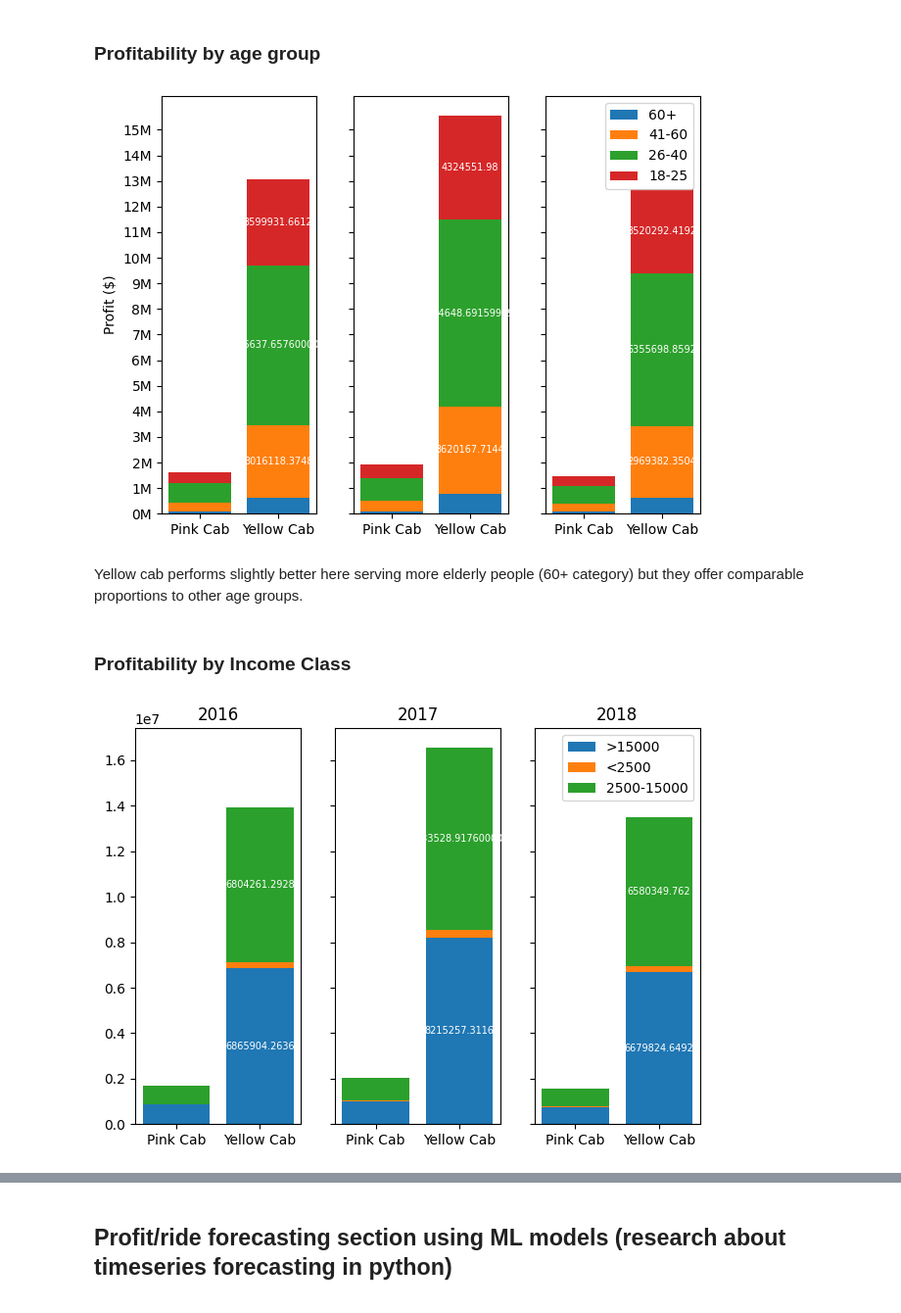
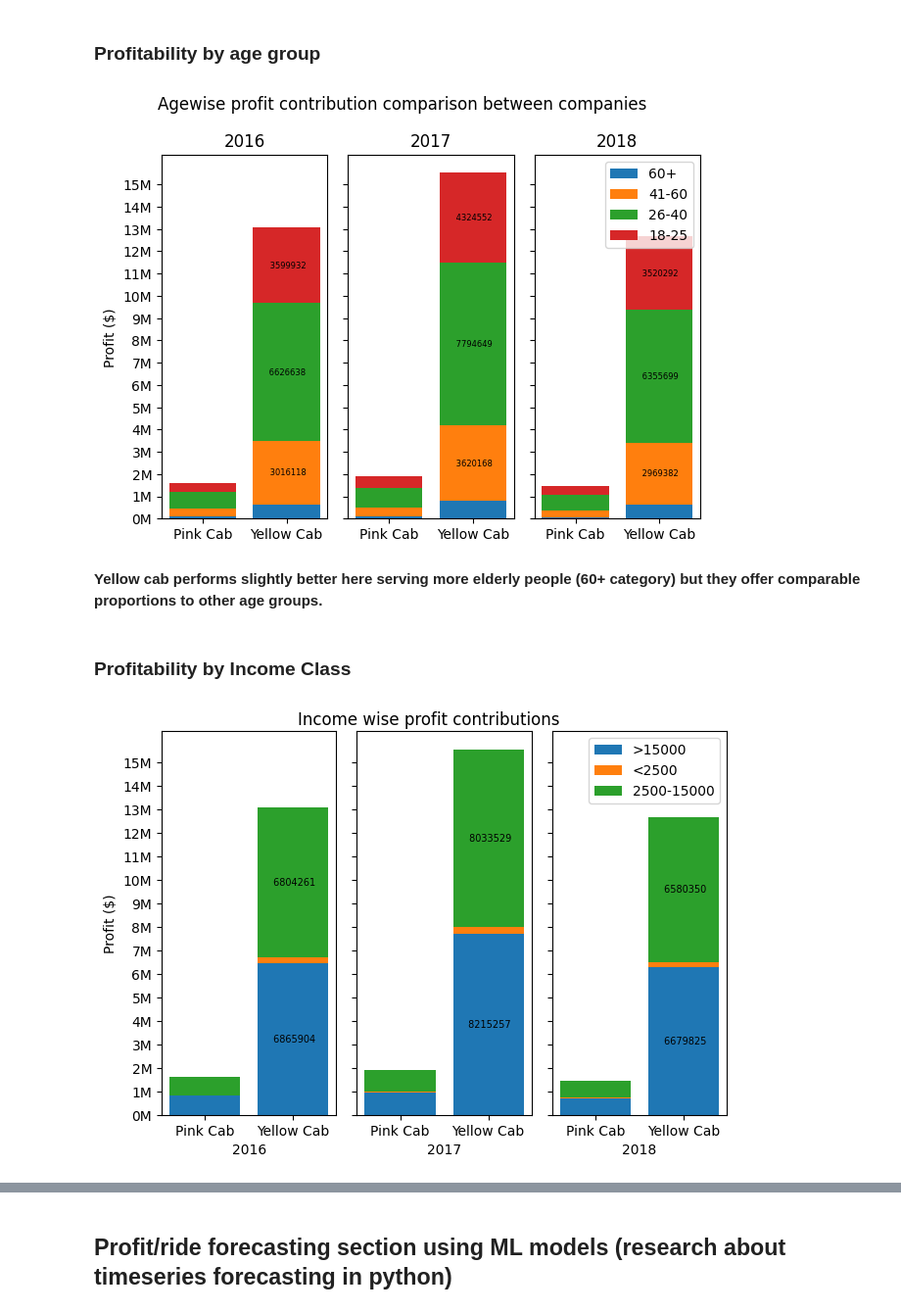
Before and after one commit to mussb00/eda, a Jupyter notebook: exploratory-data-analysis.ipynb, the cells around one changed output, grey strips where cells are left out. Shown at 98% size. Drawn from its saved outputs; the diff is of its cells as text; code cells hidden in the pictures.

```diff
--- a/exploratory-data-analysis.ipynb
+++ b/exploratory-data-analysis.ipynb
@@ -350,20 +340,16 @@ for year in years:
     young_adults_year=ax[counter].bar(labels, young_profits_year, bottom=grown_profits_year+mid_profits_year, label='26-40')
     teens_year=ax[counter].bar(labels, teen_profits_year, bottom=grown_profits_year+mid_profits_year+young_profits_year, label='18-25')
 
-#     ax[counter].bar_label(teens_year,label_type='center', fmt=f'%.2f')
-#     ax[counter].bar_label(young_adults_year,label_type='center', fmt=f'%.2f')
-#     ax[counter].bar_label(mid_adults_year,label_type='center', fmt=f'%.2f')
-#     ax[counter].bar_label(grown_adults_year,label_type='center', fmt=f'%.2f')
-
-
+    ax[counter].set_title(year)
     counter+=1
 
 # ignore labels for small values
 for i in range(3):
     for c in ax[i].containers:
-        labels = [v.get_height() if v.get_height() > 1e6 else '' for v in c]
-        ax[i].bar_label(c, labels=labels, label_type='center', fmt='%.2f', size=7, color='w')
+        labels = [f'{v.get_height(): .0f}' if v.get_height() > 1e6 else '' for v in c]
+        ax[i].bar_label(c, labels=labels, label_type='center', fmt='%.2f', size=6)
 
+fig.suptitle('Agewise profit contribution comparison between companies')
 ax[0].set_yticks(np.linspace(0,16e6,16), ytick_labels)
 ax[0].set_ylabel('Profit ($)')
 plt.plot()
@@ -371,9 +357,9 @@ plt.tight_layout()
 plt.legend()
 plt.show()
 # %% [output]
-[figure, old version]
+[figure, new version]
 # %% [markdown]
-Yellow cab performs slightly better here serving more elderly people (60+ category) but they offer comparable proportions to other age groups.
+__Yellow cab performs slightly better here serving more elderly people (60+ category) but they offer comparable proportions to other age groups.__
 # %% [markdown]
 ### Profitability by Income Class
 # %%
@@ -387,28 +373,31 @@ upper_class_profits=upper_class.groupby(['Year', 'Company'])['Profit'].sum()
 # %%
 fig, ax = plt.subplots(1,3, sharey=True)
 labels=['Pink Cab', 'Yellow Cab']
 years=['2016','2017','2018']
 counter=0
 for year in years:
     lower_class_profits_year=lower_class_profits.filter(like=year)
     middle_class_profits_year=middle_class_profits.filter(like=year)
     upper_class_profits_year=upper_class_profits.filter(like=year)
 
     upper_class_year=ax[counter].bar(labels, upper_class_profits_year, label='>15000')
     low_class_year=ax[counter].bar(labels, lower_class_profits_year, bottom=upper_class_profits_year, label='<2500')
     middle_class_year=ax[counter].bar(labels, middle_class_profits_year, bottom=upper_class_profits_year+lower_class_profits_year, label='2500-15000')
 
-    ax[counter].set_title(year)
+    ax[counter].set_xlabel(year)
     counter+=1
 
 for i in range(3):
     for c in ax[i].containers:
-        labels = [v.get_height() if v.get_height() > 1e6 else '' for v in c]
-        ax[i].bar_label(c, labels=labels, label_type='center', fmt='%.2f', size=7, color='w')
+        labels = [f'{v.get_height(): .0f}' if v.get_height() > 1e6 else '' for v in c]
+        ax[i].bar_label(c, labels=labels, label_type='center', size=7)
 
 fig.tight_layout()
+ax[0].set_yticks(np.linspace(0,16e6,16), ytick_labels)
+ax[0].set_ylabel('Profit ($)')
 plt.plot()
+fig.suptitle('Income wise profit contributions')
 plt.legend()
 plt.show()
 # %% [output]
-[figure, old version]
+[figure, new version]
```
Also changed, not shown: parts of 33 cells of this notebook.
